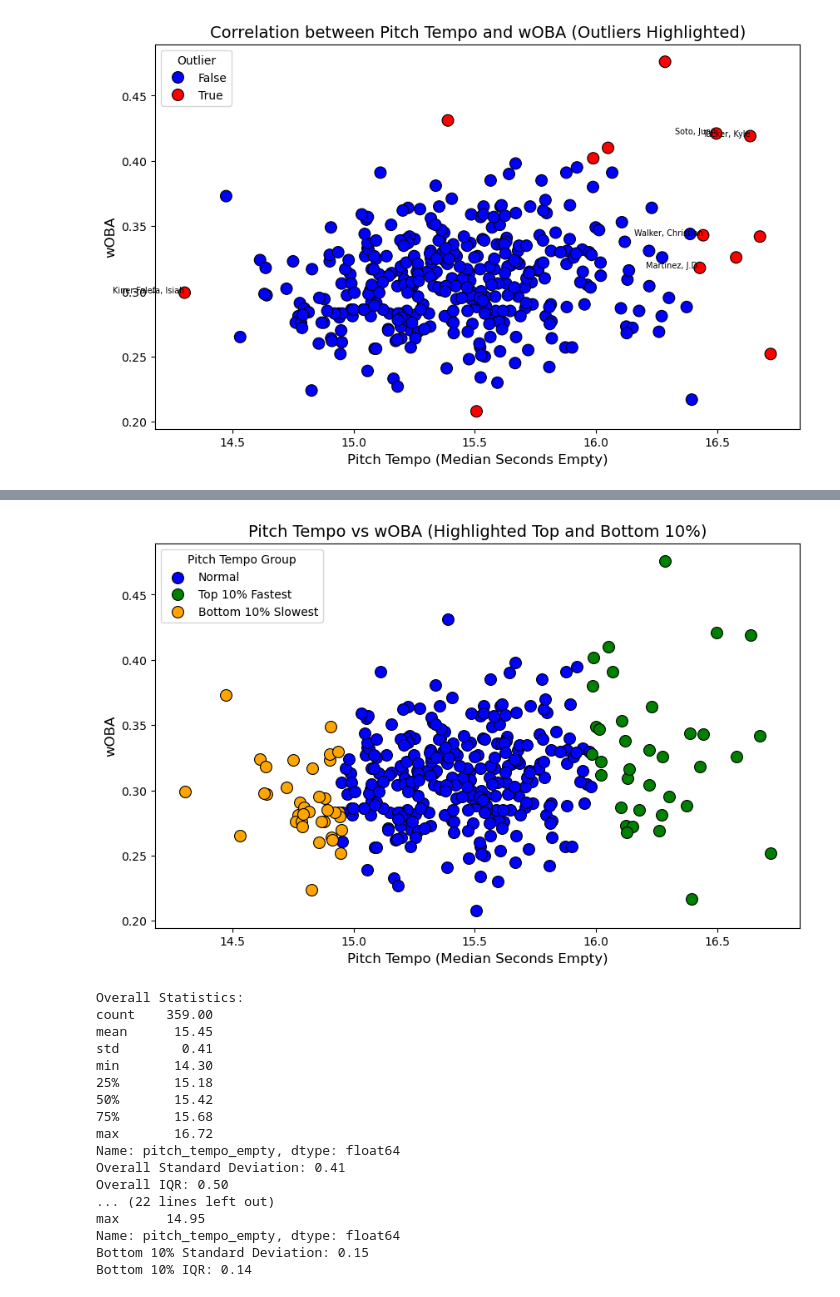
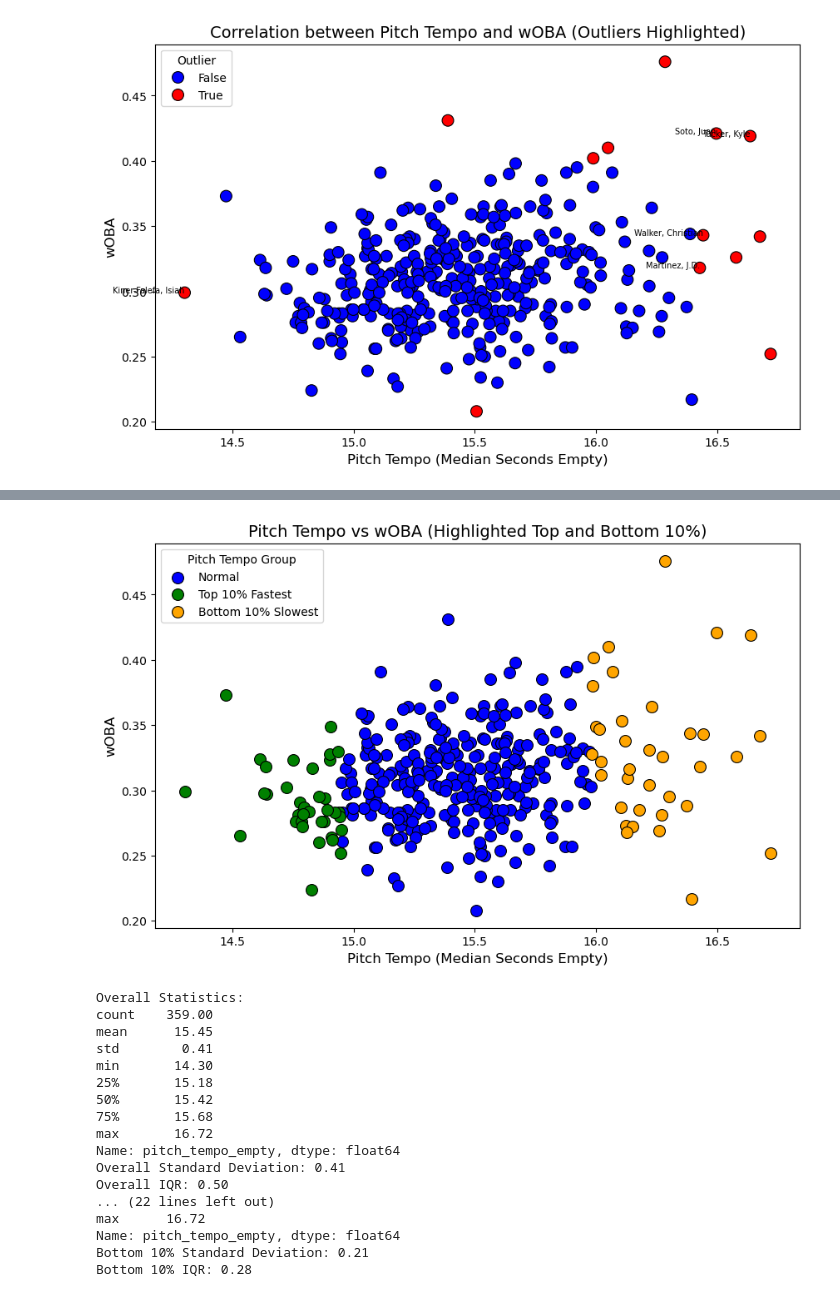
Before and after one commit to JGoldb25/Pitch_Tempo_Analysis, a Jupyter notebook: chosen_metric.ipynb, the cells around one changed output, grey strips where cells are left out. Saved outputs shown, nothing was run; the diff lists cells and outputs as text; code cells hidden in the pictures.

```diff
--- a/chosen_metric.ipynb
+++ b/chosen_metric.ipynb
@@ -281,16 +281,9 @@ plt.show()
 # %% [output]
 [figure]
 # %%
-import matplotlib.pyplot as plt
-import seaborn as sns
-
-# Calculate the 10th and 90th percentiles of pitch_tempo_empty
-top_10_percentile = final_data_sorted['pitch_tempo_empty'].quantile(0.90)
-bottom_10_percentile = final_data_sorted['pitch_tempo_empty'].quantile(0.10)
-
-# Create a new column 'highlight' to mark the top and bottom 10% pitch tempos
+# Create a new column 'highlight' with corrected labels
 final_data_sorted['highlight'] = final_data_sorted['pitch_tempo_empty'].apply(
-    lambda x: 'top_10%' if x >= top_10_percentile else ('bottom_10%' if x <= bottom_10_percentile else 'normal')
+    lambda x: 'bottom_10%' if x >= top_10_percentile else ('top_10%' if x <= bottom_10_percentile else 'normal')
 )
 
 # Set up the correlation plot
@@ -300,11 +293,11 @@ plt.figure(figsize=(10, 6))
 sns.scatterplot(data=final_data_sorted[final_data_sorted['highlight'] == 'normal'],
                 x='pitch_tempo_empty', y='woba', color='blue', label='Normal', marker='o', s=100, edgecolor='black')
 
-# Plot the top 10% pitch tempos in green
+# Plot the corrected bottom 10% (now "Top 10% Fastest") in green
 sns.scatterplot(data=final_data_sorted[final_data_sorted['highlight'] == 'top_10%'],
                 x='pitch_tempo_empty', y='woba', color='green', label='Top 10% Fastest', marker='o', s=100, edgecolor='black')
 
-# Plot the bottom 10% pitch tempos in orange
+# Plot the corrected top 10% (now "Bottom 10% Slowest") in orange
 sns.scatterplot(data=final_data_sorted[final_data_sorted['highlight'] == 'bottom_10%'],
                 x='pitch_tempo_empty', y='woba', color='orange', label='Bottom 10% Slowest', marker='o', s=100, edgecolor='black')
 
@@ -326,9 +319,9 @@ import seaborn as sns
 top_10_percentile = final_data_sorted['pitch_tempo_empty'].quantile(0.90)
 bottom_10_percentile = final_data_sorted['pitch_tempo_empty'].quantile(0.10)
 
-# Create a new column 'highlight' to mark the top and bottom 10% pitch tempos
+# Create a new column 'highlight' with corrected labels
 final_data_sorted['highlight'] = final_data_sorted['pitch_tempo_empty'].apply(
-    lambda x: 'top_10%' if x >= top_10_percentile else ('bottom_10%' if x <= bottom_10_percentile else 'normal')
+    lambda x: 'bottom_10%' if x >= top_10_percentile else ('top_10%' if x <= bottom_10_percentile else 'normal')
 )
 
 # Set up the plot
@@ -338,11 +331,11 @@ plt.figure(figsize=(10, 6))
 sns.scatterplot(data=final_data_sorted[final_data_sorted['highlight'] == 'normal'],
                 x='pitch_tempo_empty', y='woba', color='blue', label='Normal', marker='o', s=100, edgecolor='black')
 
-# Plot the top 10% pitch tempos in green
+# Plot the corrected bottom 10% (now "Top 10% Fastest") in green
 sns.scatterplot(data=final_data_sorted[final_data_sorted['highlight'] == 'top_10%'],
                 x='pitch_tempo_empty', y='woba', color='green', label='Top 10% Fastest', marker='o', s=100, edgecolor='black')
 
-# Plot the bottom 10% pitch tempos in orange
+# Plot the corrected top 10% (now "Bottom 10% Slowest") in orange
 sns.scatterplot(data=final_data_sorted[final_data_sorted['highlight'] == 'bottom_10%'],
                 x='pitch_tempo_empty', y='woba', color='orange', label='Bottom 10% Slowest', marker='o', s=100, edgecolor='black')
 
@@ -372,9 +365,9 @@ import seaborn as sns
 top_10_percentile = final_data_sorted['pitch_tempo_empty'].quantile(0.90)
 bottom_10_percentile = final_data_sorted['pitch_tempo_empty'].quantile(0.10)
 
-# Create a new column 'highlight' to mark the top and bottom 10% pitch tempos
+# Create a new column 'highlight' with corrected labels
 final_data_sorted['highlight'] = final_data_sorted['pitch_tempo_empty'].apply(
-    lambda x: 'top_10%' if x >= top_10_percentile else ('bottom_10%' if x <= bottom_10_percentile else 'normal')
+    lambda x: 'bottom_10%' if x >= top_10_percentile else ('top_10%' if x <= bottom_10_percentile else 'normal')
 )
 
 # Set up the correlation plot
@@ -384,11 +377,11 @@ plt.figure(figsize=(10, 6))
 sns.scatterplot(data=final_data_sorted[final_data_sorted['highlight'] == 'normal'],
                 x='pitch_tempo_empty', y='woba', color='blue', label='Normal', marker='o', s=100, edgecolor='black')
 
-# Plot the top 10% pitch tempos in green
+# Plot the corrected bottom 10% (now "Top 10% Fastest") in green
 sns.scatterplot(data=final_data_sorted[final_data_sorted['highlight'] == 'top_10%'],
                 x='pitch_tempo_empty', y='woba', color='green', label='Top 10% Fastest', marker='o', s=100, edgecolor='black')
 
-# Plot the bottom 10% pitch tempos in orange
+# Plot the corrected top 10% (now "Bottom 10% Slowest") in orange
 sns.scatterplot(data=final_data_sorted[final_data_sorted['highlight'] == 'bottom_10%'],
                 x='pitch_tempo_empty', y='woba', color='orange', label='Bottom 10% Slowest', marker='o', s=100, edgecolor='black')
 
@@ -406,38 +399,38 @@ plt.show()
 # Overall statistics
 overall_stats = final_data_sorted['pitch_tempo_empty'].describe().round(2)
 
-# Top 10% statistics
+# Top 10% statistics (now referring to fastest pitch tempos)
 top_10_stats = final_data_sorted[final_data_sorted['highlight'] == 'top_10%']['pitch_tempo_empty'].describe().round(2)
 
-# Bottom 10% statistics
+# Bottom 10% statistics (now referring to slowest pitch tempos)
 bottom_10_stats = final_data_sorted[final_data_sorted['highlight'] == 'bottom_10%']['pitch_tempo_empty'].describe().round(2)
 
 # Calculate variability: standard deviation and IQR
 overall_std = round(final_data_sorted['pitch_tempo_empty'].std(), 2)
 top_10_std = round(final_data_sorted[final_data_sorted['highlight'] == 'top_10%']['pitch_tempo_empty'].std(), 2)
 bottom_10_std = round(final_data_sorted[final_data_sorted['highlight'] == 'bottom_10%']['pitch_tempo_empty'].std(), 2)
 
 overall_iqr = final_data_sorted['pitch_tempo_empty'].quantile(0.75) - final_data_sorted['pitch_tempo_empty'].quantile(0.25)
 top_10_iqr = final_data_sorted[final_data_sorted['highlight'] == 'top_10%']['pitch_tempo_empty'].quantile(0.75) - final_data_sorted[final_data_sorted['highlight'] == 'top_10%']['pitch_tempo_empty'].quantile(0.25)
 bottom_10_iqr = final_data_sorted[final_data_sorted['highlight'] == 'bottom_10%']['pitch_tempo_empty'].quantile(0.75) - final_data_sorted[final_data_sorted['highlight'] == 'bottom_10%']['pitch_tempo_empty'].quantile(0.25)
 
 # Print rounded statistics and variability
 print("\nOverall Statistics:")
 print(overall_stats)
 print(f"Overall Standard Deviation: {overall_std}")
 print(f"Overall IQR: {overall_iqr:.2f}")
 
 print("\nTop 10% Fastest Pitch Tempos Statistics:")
 print(top_10_stats)
 print(f"Top 10% Standard Deviation: {top_10_std}")
 print(f"Top 10% IQR: {top_10_iqr:.2f}")
 
-print("\nBottom 10% Slowest Pitch Tempo Statistics:")
+print("\nBottom 10% Slowest Pitch Tempos Statistics:")
 print(bottom_10_stats)
 print(f"Bottom 10% Standard Deviation: {bottom_10_std}")
 print(f"Bottom 10% IQR: {bottom_10_iqr:.2f}")
 # %% [output]
-[figure, old version]
+[figure, new version]
 Overall Statistics:
 count    359.00
 mean      15.45
@@ -451,7 +444,7 @@ Name: pitch_tempo_empty, dtype: float64
 Overall Standard Deviation: 0.41
 Overall IQR: 0.50
 ... (22 lines left out)
-max      14.95
+max      16.72
 Name: pitch_tempo_empty, dtype: float64
-Bottom 10% Standard Deviation: 0.15
-Bottom 10% IQR: 0.14
+Bottom 10% Standard Deviation: 0.21
+Bottom 10% IQR: 0.28
```
Also changed, not shown: parts of 2 cells of this notebook.
